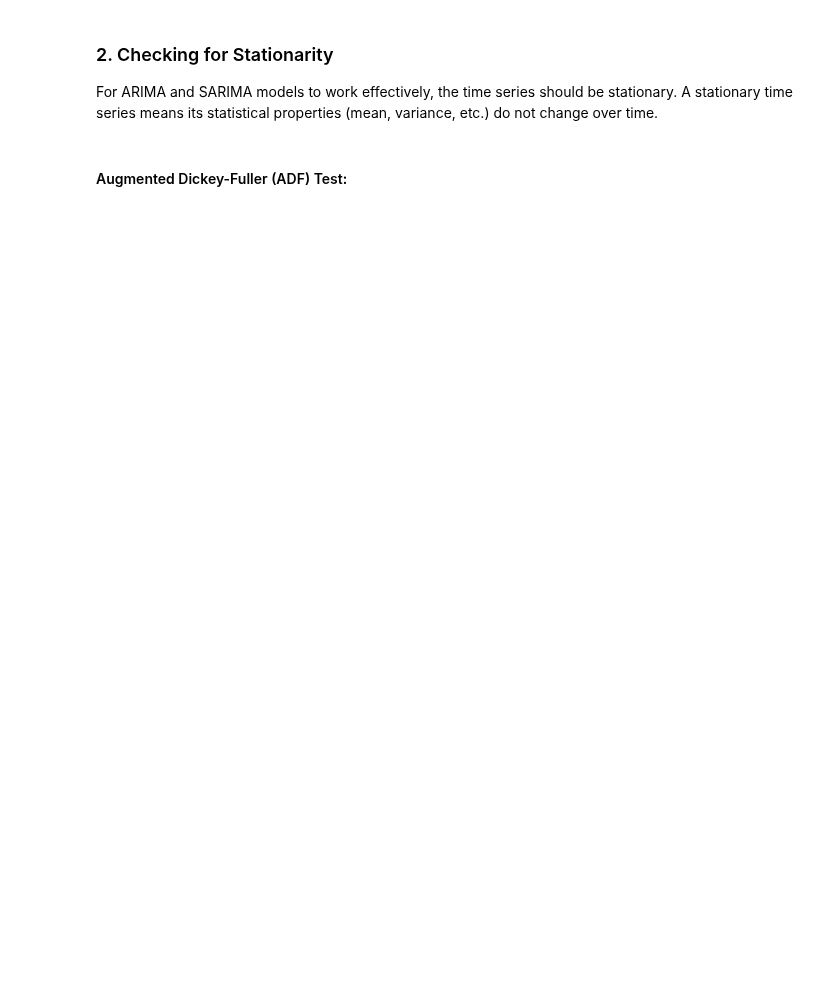
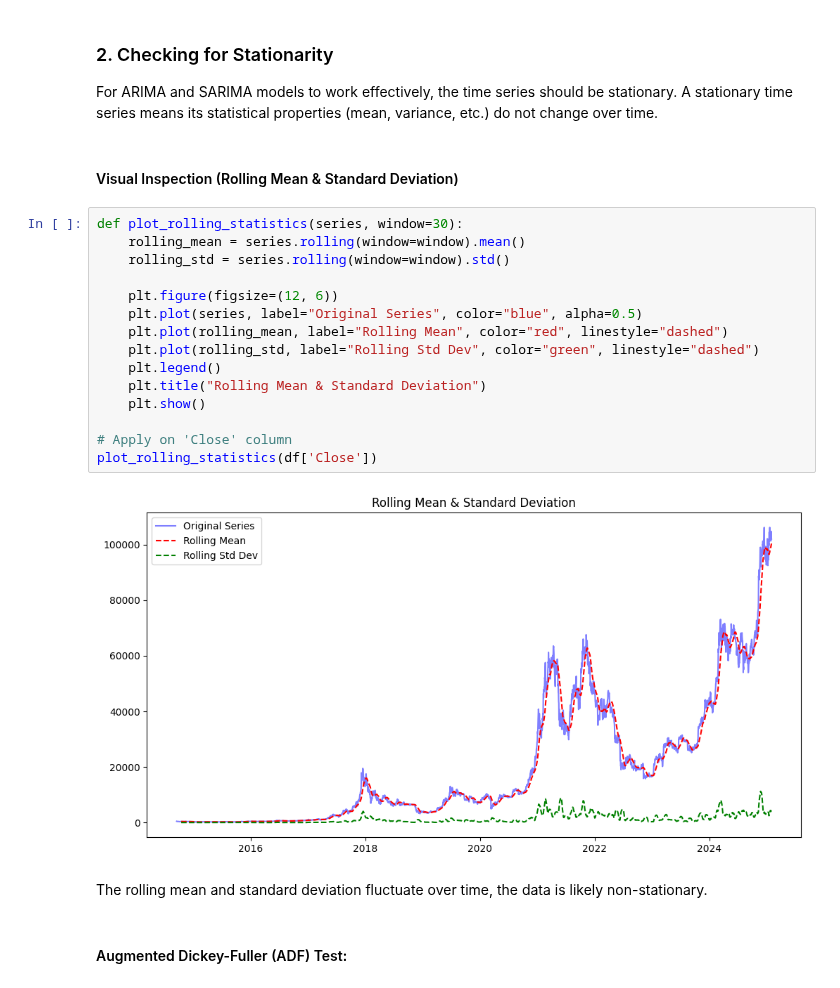
Before and after one commit to bonareri/Cryptocurrency-Price-Prediction-, a Jupyter notebook: data_collection_preprocessing.ipynb, the cells around one changed output. Drawn from its saved outputs; the diff is of its cells as text; blank space fills up the shorter version.

```diff
--- a/data_collection_preprocessing.ipynb
+++ b/data_collection_preprocessing.ipynb
@@ -161,6 +163,27 @@ plt.show()
 ### 2. Checking for Stationarity
 
 For ARIMA and SARIMA models to work effectively, the time series should be stationary. A stationary time series means its statistical properties (mean, variance, etc.) do not change over time.
+# %% [markdown]
+#### Visual Inspection (Rolling Mean & Standard Deviation)
+# %%
+def plot_rolling_statistics(series, window=30):
+    rolling_mean = series.rolling(window=window).mean()
+    rolling_std = series.rolling(window=window).std()
+
+    plt.figure(figsize=(12, 6))
+    plt.plot(series, label="Original Series", color="blue", alpha=0.5)
+    plt.plot(rolling_mean, label="Rolling Mean", color="red", linestyle="dashed")
+    plt.plot(rolling_std, label="Rolling Std Dev", color="green", linestyle="dashed")
+    plt.legend()
+    plt.title("Rolling Mean & Standard Deviation")
+    plt.show()
+
+# Apply on 'Close' column
+plot_rolling_statistics(df['Close'])
+# %% [output]
+[figure, added]
+# %% [markdown]
+The rolling mean and standard deviation fluctuate over time, the data is likely non-stationary.
 # %% [markdown]
 #### Augmented Dickey-Fuller (ADF) Test:
 # %%
```
Also changed, not shown: parts of 10 cells of this notebook.
